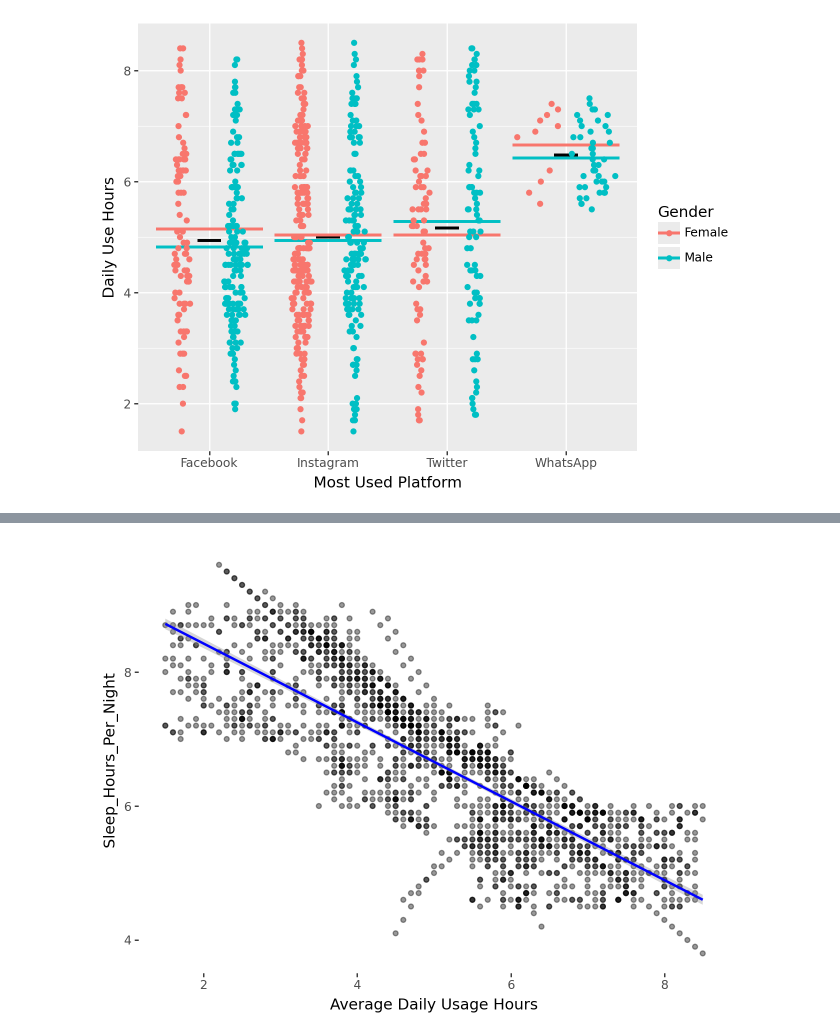
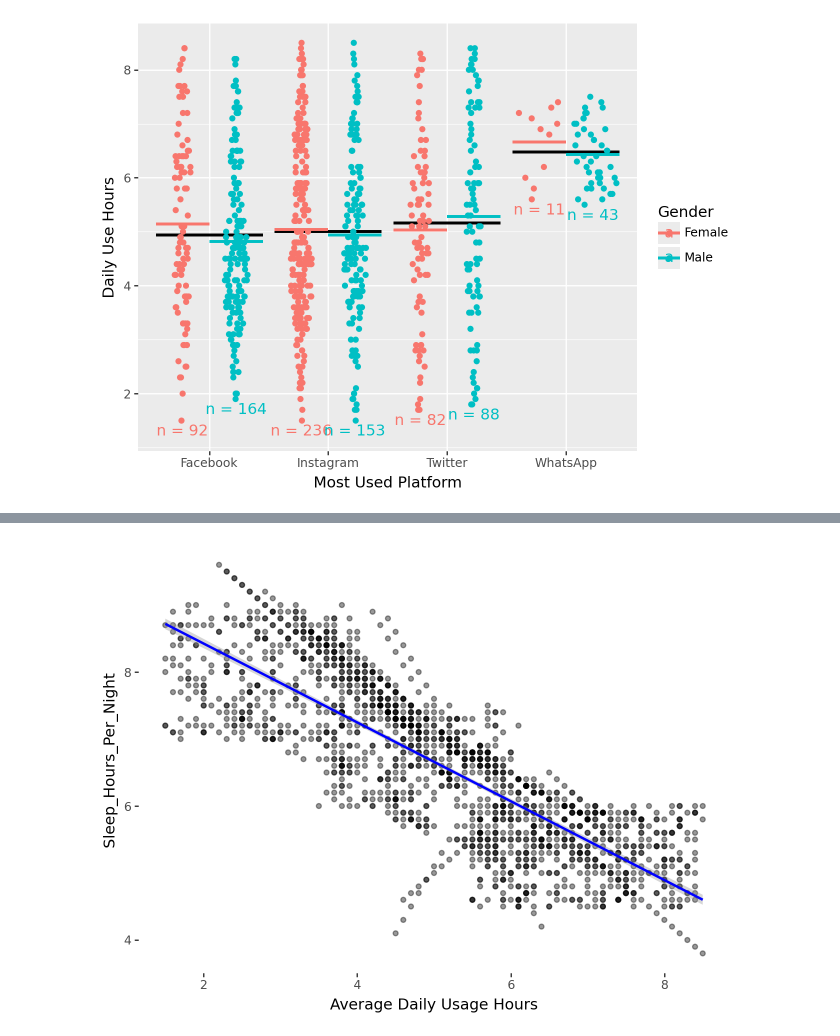
Before and after one commit to nicholaslawrence-hub/tidyverse_model_eval, a Jupyter notebook: plotnine_eval/plotnine_test.ipynb, the cells around one changed output, grey strips where cells are left out. Drawn from its saved outputs; the diff is of its cells as text; code cells hidden in the pictures.

```diff
--- a/plotnine_eval/plotnine_test.ipynb
+++ b/plotnine_eval/plotnine_test.ipynb
@@ -8,36 +8,48 @@ import numpy as np
 # %%
 life_df = pd.read_csv('../example_datasets/Social_media_impact_on_life.csv')
 life_df = life_df[life_df['Most_Used_Platform'].isin(['Instagram','Facebook','Youtube','Twitter','WhatsApp'])]
-life_df.head(10)
+
+def darken(hex_colors:str, f:str) -> str:
+    return;
 (
-    ggplot(life_df, aes(x='Most_Used_Platform', y='Avg_Daily_Usage_Hours', color='Gender'))
+ggplot(life_df, aes(x='Most_Used_Platform', y='Avg_Daily_Usage_Hours', color='Gender'))
     #+ geom_col(aes(fill='Most_Used_Platform'), stat='summary', fun_y=np.mean, alpha=0.5)
     + geom_segment(
         aes(
-            x=stage('Most_Used_Platform', after_stat='x-.1'),
-            xend=stage('Most_Used_Platform', after_stat='x+.1'),
+            x=stage('Most_Used_Platform', after_stat='x-.45'),
+            xend=stage('Most_Used_Platform', after_stat='x+.45'),
             yend=after_stat('y')
         ),
         stat = "summary",
         fun_y = np.mean,
         color='black',
         size=1.2
     )
     + geom_segment(
         aes(
             x=stage('Most_Used_Platform', after_stat='x-.45'),
             xend=stage('Most_Used_Platform', after_stat='x+.45'),
             yend=after_stat('y')
         ),
         stat = "summary",
         fun_y = np.mean,
+        position = position_dodge(width=0.9),
         size=1.2
+    )
+    + geom_text(
+        aes(y=stage('Avg_Daily_Usage_Hours', after_stat="ymin-.2"),
+        label=after_stat("n")
+    ),
+    stat = 'summary',
+    position = position_dodge(width=0.9),
+    fun_ymin = np.min,
+    format_string = "n = {}",
     )
     + geom_sina()
     + labs(x='Most Used Platform', y='Daily Use Hours')
 )
 # %% [output]
-[figure, old version]
+[figure, new version]
 # %%
 life_df = pd.read_csv('../example_datasets/Social_media_impact_on_life.csv')
 #life_df = life_df[life_df['Most_Used_Platform'].isin(['Instagram','Facebook','Youtube','Twitter','WhatsApp'])]
```
Also changed, not shown: parts of 1 cell of this notebook, 16 other files.
